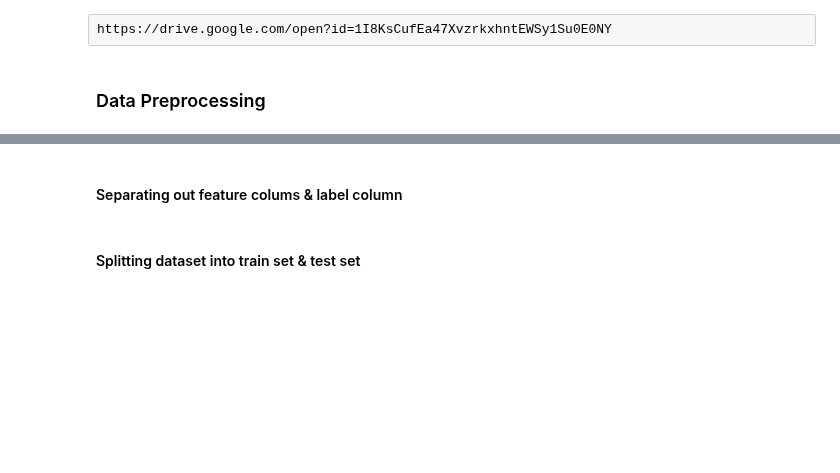
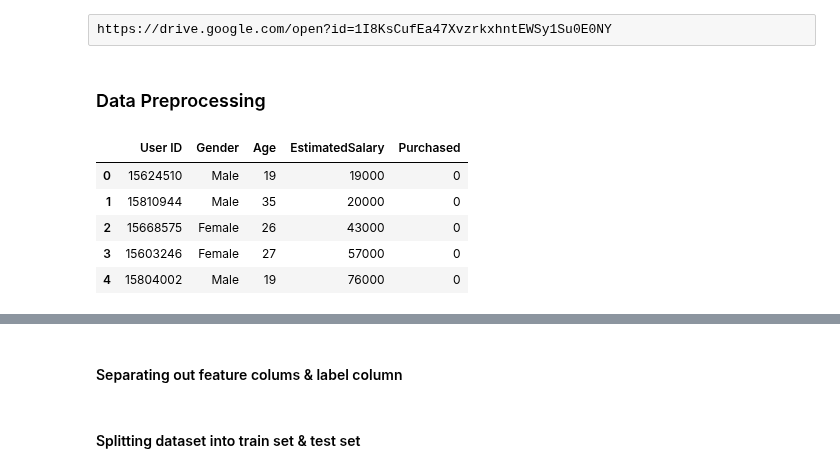
Before and after one commit to vaibhavyesalwad/Machine-Learning-using-libraries, a Jupyter notebook: Classification/Logistic Regression/01_PredictAdClickOrNot.ipynb, the cells around one changed output, grey strips where cells are left out. Saved outputs shown, nothing was run; the diff lists cells and outputs as text; code cells hidden in the pictures; blank space fills up the shorter version.

```diff
--- a/Classification/Logistic Regression/01_PredictAdClickOrNot.ipynb
+++ b/Classification/Logistic Regression/01_PredictAdClickOrNot.ipynb
@@ -7,10 +7,19 @@ https://drive.google.com/open?id=1I8KsCufEa47XvzrkxhntEWSy1Su0E0NY
 # %%
 import numpy as np
 import pandas as pd
-import matplotlib.pyplot as plt
+import sys
+sys.path.append('/home/admin1/PycharmProjects/Machine Learning using libraries/')
+from ipynb.fs.full.ml_library import *
 
 # reading dataset from file & storing it as pandas dataframe
 social_network_data = pd.read_csv('/home/admin1/PycharmProjects/Machine Learning using libraries/Classification/Datasets/Social_Network_Ads.csv')
 social_network_data.head()
+# %% [output]
+|  | User ID | Gender | Age | EstimatedSalary | Purchased |
+| 0 | 15624510 | Male | 19 | 19000 | 0 |
+| 1 | 15810944 | Male | 35 | 20000 | 0 |
+| 2 | 15668575 | Female | 26 | 43000 | 0 |
+| 3 | 15603246 | Female | 27 | 57000 | 0 |
+| 4 | 15804002 | Male | 19 | 76000 | 0 |
 # %%
 social_network_data.info()       # observing datatypes of different columns & checking null values
```
Also changed, not shown: parts of 13 cells of this notebook.
